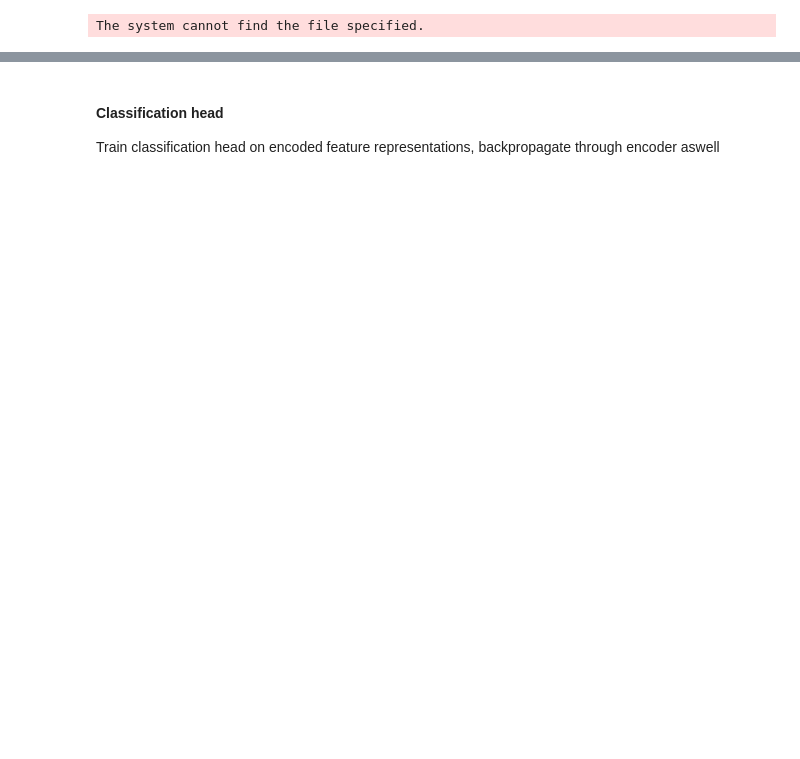
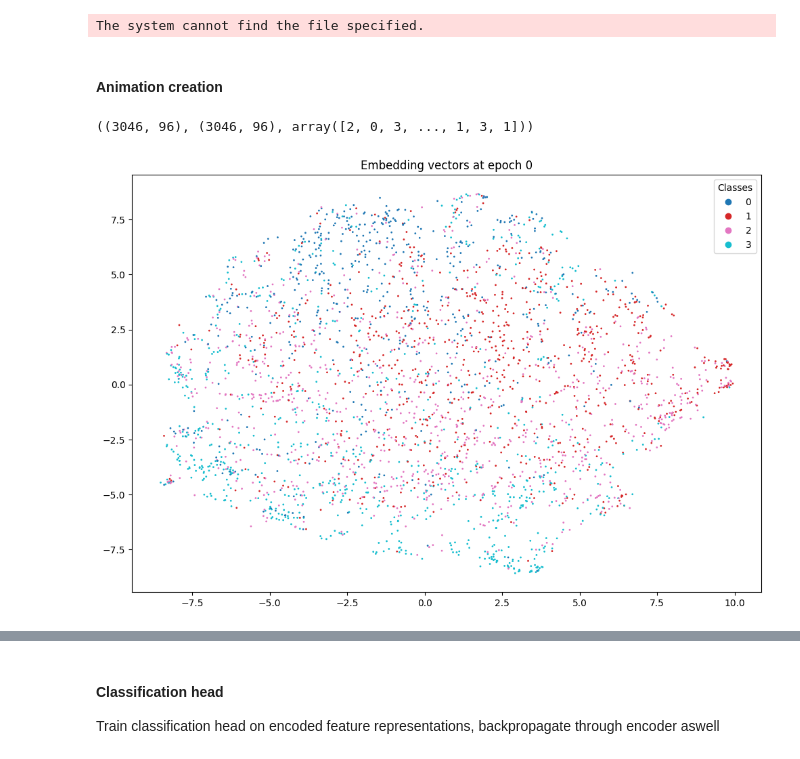
Before and after one commit to ericsallinger/msthesis, a Jupyter notebook: model_training/encoder_classification.ipynb, the cells around one changed output, grey strips where cells are left out. Drawn from its saved outputs; the diff is of its cells as text; code cells hidden in the pictures; blank space fills up the shorter version.

Commit message:
Optimization bayes_opt1 and data visualization
Former-commit-id: b7e60dfd47c794aec7ac539724e89edd4dedf942
Former-commit-id: 8d0abe22b43f48f7986003bfacaafcd3068ff096

```diff
--- a/model_training/encoder_classification.ipynb
+++ b/model_training/encoder_classification.ipynb
@@ -307,3 +314,13 @@ utils.save_optimize_result(result, save_filepath, 'BayesOpt1.json')
 !rd /s /q f"{save_filepath}tensorboard_logs\\"
 # %% [output]
 The system cannot find the file specified.
+# %% [markdown]
+#### Animation creation
+# %%
+t0 = pd.read_csv("../saved_models/classifier/bayes_opt1/tensorboard_logs/conv_classifier_ndim96_convblocks2_hdim123_kernel(3, 2)_idBayesOpt1Accuracy/00000/Embeddings_epoch_0/tensors.tsv", sep='\t').values
+t1 = pd.read_csv("../saved_models/classifier/bayes_opt1/tensorboard_logs/conv_classifier_ndim96_convblocks2_hdim123_kernel(3, 2)_idBayesOpt1Accuracy/00050/Embeddings_epoch_50/tensors.tsv", sep='\t').values
+labels = pd.read_csv("../saved_models/classifier/bayes_opt1/tensorboard_logs/conv_classifier_ndim96_convblocks2_hdim123_kernel(3, 2)_idBayesOpt1Accuracy/00050/Embeddings_epoch_50/metadata.tsv", sep='\t').values
+labels = np.array([int(s[7]) for s in labels[:, 0]])
+t0.shape, t1.shape, labels
+# %% [output]
+((3046, 96), (3046, 96), array([2, 0, 3, ..., 1, 3, 1]))
@@ -309,0 +335,14 @@ The system cannot find the file specified.
+# %%
+tsne0 = TSNE(n_components=2, perplexity=30, n_iter=300, random_state=42)
+t0_tsne = tsne0.fit_transform(t0)
+
+tsne1 = TSNE(n_components=2, perplexity=30, n_iter=1200, random_state=42)
+t1_tsne = tsne1.fit_transform(t1)
+# %%
+plt.figure(figsize=(12, 8))
+scatter = plt.scatter(t0_tsne[:, 0], t0_tsne[:, 1], c=labels, cmap='tab10', s=1)
+plt.legend(*scatter.legend_elements(), title="Classes")
+plt.title('Embedding vectors at epoch 0')
+plt.show()
+# %% [output]
+[figure, added]
```
Also changed, not shown: parts of 12 cells of this notebook, 3 other files.
